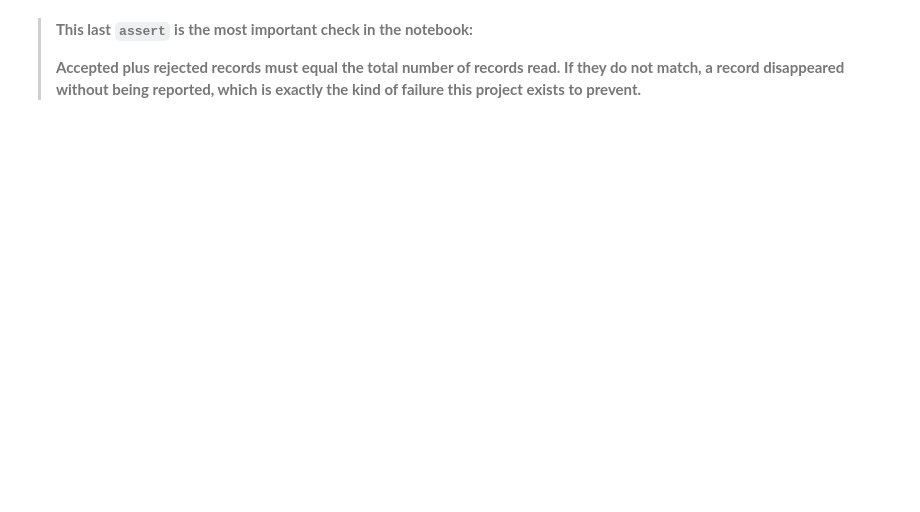
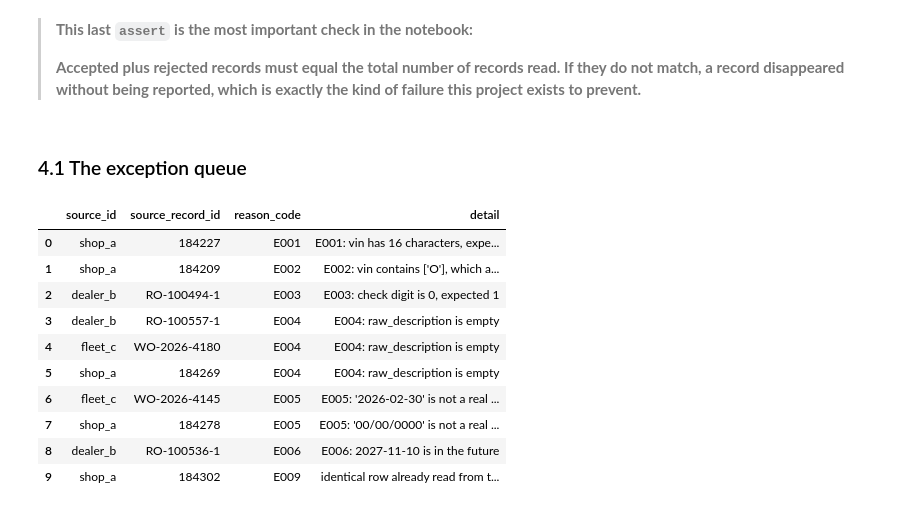
Before and after one commit to renteria-luis/automotive-data-mapper, a Jupyter notebook: notebooks/02_pipeline.ipynb, the cells around one changed output. Saved outputs shown, nothing was run; the diff lists cells and outputs as text; code cells hidden in the pictures; blank space fills up the shorter version.

Commit message:
docs: exception queue and pre-written list comparison

```diff
--- a/notebooks/02_pipeline.ipynb
+++ b/notebooks/02_pipeline.ipynb
@@ -516,3 +550,22 @@ assert len(events) + len(rejected) == TOTAL, 'a record was lost along the way'
 > **This last `assert` is the most important check in the notebook:**
 >
 >**Accepted plus rejected records must equal the total number of records read. If they do not match, a record disappeared without being reported, which is exactly the kind of failure this project exists to prevent.**
+# %% [markdown]
+### 4.1 The exception queue
+# %%
+rejected_df = pd.DataFrame([r.model_dump() for r in rejected])
+rejected_df[['source_id', 'source_record_id', 'reason_code', 'detail']].sort_values(
+    ['reason_code', 'source_id']
+).reset_index(drop=True)
+# %% [output]
+|  | source_id | source_record_id | reason_code | detail |
+| 0 | shop_a | 184227 | E001 | E001: vin has 16 characters, expe... |
+| 1 | shop_a | 184209 | E002 | E002: vin contains ['O'], which a... |
+| 2 | dealer_b | RO-100494-1 | E003 | E003: check digit is 0, expected 1 |
+| 3 | dealer_b | RO-100557-1 | E004 | E004: raw_description is empty |
+| 4 | fleet_c | WO-2026-4180 | E004 | E004: raw_description is empty |
+| 5 | shop_a | 184269 | E004 | E004: raw_description is empty |
+| 6 | fleet_c | WO-2026-4145 | E005 | E005: '2026-02-30' is not a real ... |
+| 7 | shop_a | 184278 | E005 | E005: '00/00/0000' is not a real ... |
+| 8 | dealer_b | RO-100536-1 | E006 | E006: 2027-11-10 is in the future |
+| 9 | shop_a | 184302 | E009 | identical row already read from t... |
```
Also changed, not shown: parts of 10 cells of this notebook.
